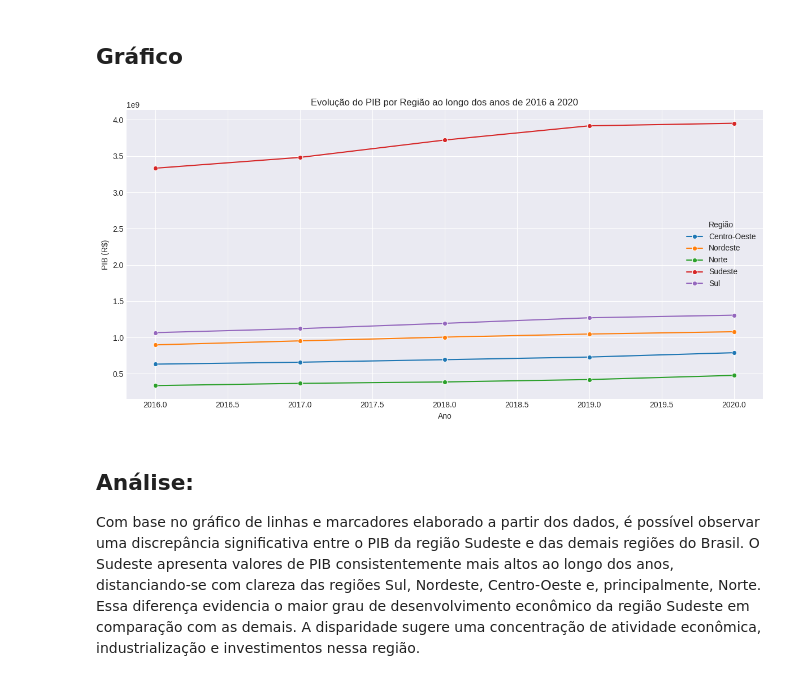
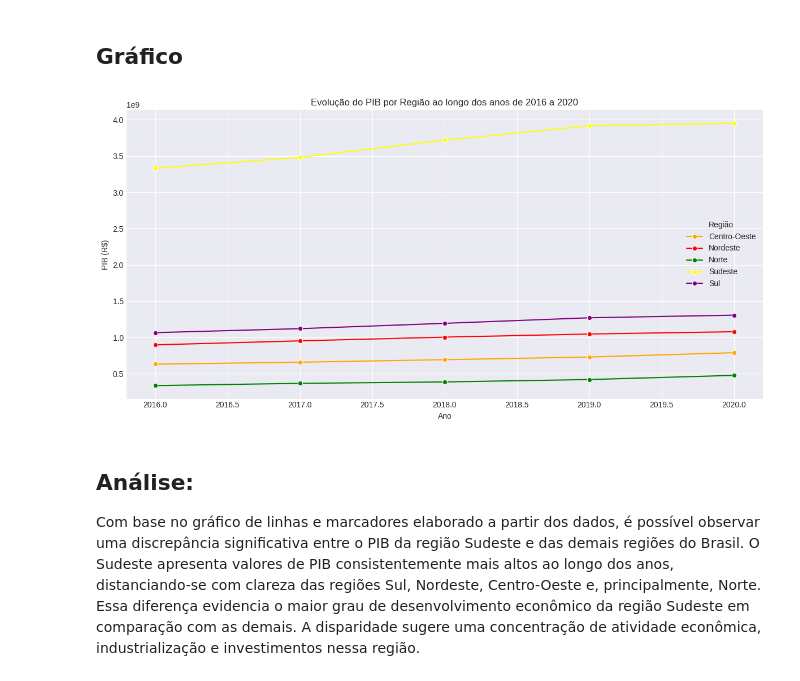
Before and after one commit to anaC-Fernandes/ProjetoDados, a Jupyter notebook: Notebooks/Dataset_Economia.ipynb, the cells around one changed output. Saved outputs shown, nothing was run; the diff lists cells and outputs as text; code cells hidden in the pictures.

```diff
--- a/Notebooks/Dataset_Economia.ipynb
+++ b/Notebooks/Dataset_Economia.ipynb
@@ -18,6 +24,15 @@ import scipy.stats as stats
 from scipy.stats import ttest_ind
 from sklearn.linear_model import LinearRegression
 from sklearn.metrics import r2_score
+
+# Dicionário de cores fixas por região
+cores_regioes = {
+    'Norte': 'green',
+    'Nordeste': 'red',
+    'Centro-Oeste': 'orange',
+    'Sudeste': 'yellow',
+    'Sul': 'purple'
+}
 # %% [markdown]
 
 
@@ -1130,29 +1111,25 @@ Com base na análise inicial do gráfico de dispersão linear, é evidente que e
 # %% [markdown]
 ## Gráfico
 # %%
-import pandas as pd
-import matplotlib.pyplot as plt
-import seaborn as sns
-
 # Remover o ano de 2021
 df_filtrado = df[df['Ano'] != 2021]
 
 # Agrupar os dados por Ano e Região, somando o PIB
 df_agrupado = df_filtrado.groupby(['Ano', 'Regiao'])['PIB'].sum().reset_index()
 
-# Plotar gráfico de linhas com bolinhas
-plt.figure(figsize=(12,6))
-sns.lineplot(data=df_agrupado, x='Ano', y='PIB', hue='Regiao', marker='o', palette='tab10')
+# Plotar gráfico de linhas com bolinhas e cores personalizadas
+plt.figure(figsize=(12, 6))
+sns.lineplot(data=df_agrupado, x='Ano', y='PIB', hue='Regiao', marker='o', palette=cores_regioes)
 
 plt.title('Evolução do PIB por Região ao longo dos anos de 2016 a 2020')
 plt.xlabel('Ano')
 plt.ylabel('PIB (R$)')
 plt.grid(True)
 plt.legend(title='Região')
 plt.tight_layout()
 plt.show()
 # %% [output]
-[figure, old version]
+[figure, new version]
 # %% [markdown]
 ## Análise:
 Com base no gráfico de linhas e marcadores elaborado a partir dos dados, é possível observar uma discrepância significativa entre o PIB da região Sudeste e das demais regiões do Brasil. O Sudeste apresenta valores de PIB consistentemente mais altos ao longo dos anos, distanciando-se com clareza das regiões Sul, Nordeste, Centro-Oeste e, principalmente, Norte. Essa diferença evidencia o maior grau de desenvolvimento econômico da região Sudeste em comparação com as demais. A disparidade sugere uma concentração de atividade econômica, industrialização e investimentos nessa região.
```
Also changed, not shown: parts of 15 cells of this notebook.
